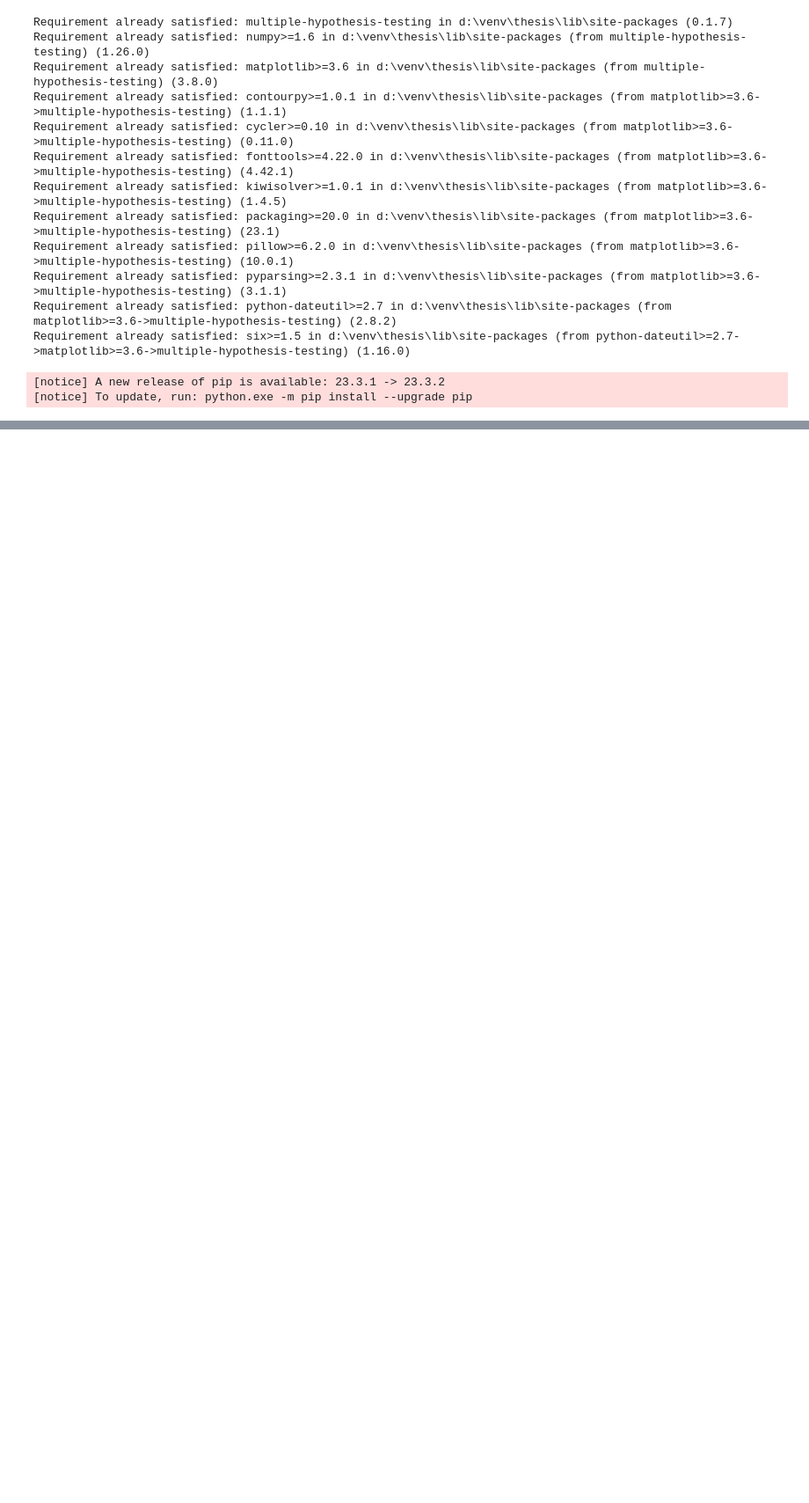
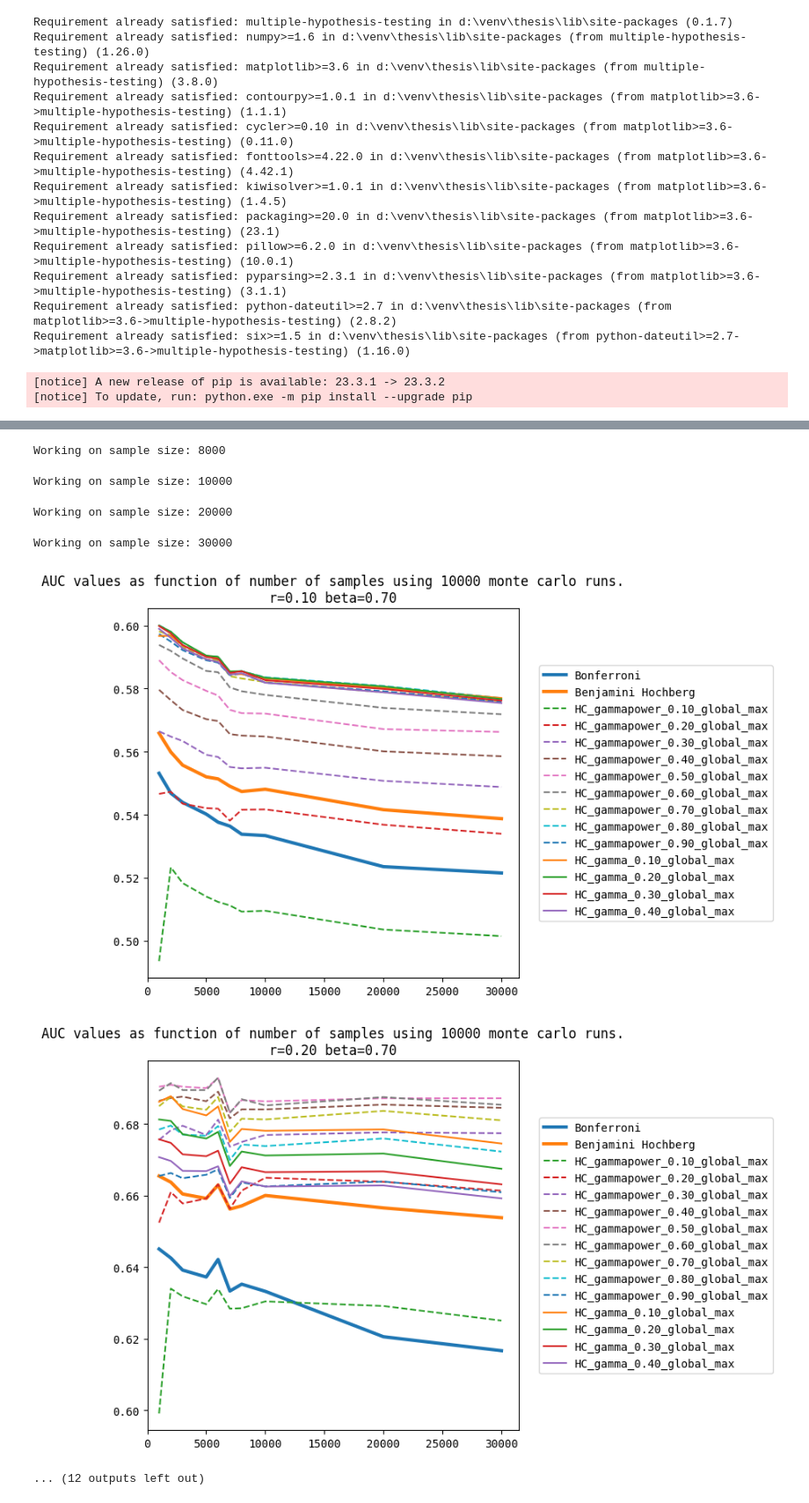
Before and after one commit to drormeir/Thesis, a Jupyter notebook: HC_Null_Hypothesis_Asymptotic_30K.ipynb, the cells around one changed output, grey strips where cells are left out. Shown at 88% size. Cells and saved outputs as stored; diff of their text form; code cells hidden in the pictures; blank space fills up the shorter version.

```diff
--- a/HC_Null_Hypothesis_Asymptotic_30K.ipynb
+++ b/HC_Null_Hypothesis_Asymptotic_30K.ipynb
@@ -35,14 +35,8 @@ plt.rcParams['font.family'] = 'monospace'
 # %%
 
 N_range = [1000, 2000, 3000, 5000, 6000, 7000, 8000, 10000, 20000, 30000]
-hc_models = []
-#hc_models += [Higher_Criticism(work_mode='hc', global_max=True, gamma=-gamma_power) for gamma_power in np.linspace(0.1,0.9,9)]
-#hc_models += [Higher_Criticism(work_mode='unstable', global_max=True, gamma=-gamma_power) for gamma_power in np.linspace(0.1,0.9,9)]
-hc_models += [Higher_Criticism(work_mode='hc', global_max=False, gamma=gamma) for gamma in [0.1]]
-hc_models += [Higher_Criticism(work_mode='unstable', global_max=False, gamma=gamma) for gamma in [0.1]]
-#hc_models += [Higher_Criticism(work_mode='hc', global_max=False, gamma=gamma) for gamma in [0.1]]
-#hc_models += [Higher_Criticism(work_mode='unstable', global_max=False, gamma=gamma) for gamma in [0.1]]
+hc_models = [Higher_Criticism(work_mode='bonferroni'), Higher_Criticism(work_mode='bh')]
+hc_models += [Higher_Criticism(work_mode='hc', global_max=True, gamma=-gamma_power) for gamma_power in np.linspace(0.1,0.9,9)]
+hc_models += [Higher_Criticism(work_mode='hc', global_max=True, gamma=gamma) for gamma in np.linspace(0.1,0.4,4)]
 monte_carlo = 10000
 chunk_size = 100
-asymptotic_analysis(N_range=N_range, beta_range=[0.7], r_range=[0.1, 0.2, 0.3], hc_models=hc_models, monte_carlo=monte_carlo, chunk_size=chunk_size)
-asymptotic_analysis(N_range=N_range, beta_range=[0.5], r_range=[0.05], hc_models=hc_models, monte_carlo=monte_carlo, chunk_size=chunk_size)
@@ -62,0 +43,5 @@ Working on sample size: 30000
+# %%
+
+asymptotic_analysis_multi_size(N_range=N_range, beta_range=[0.7], r_range=[0.1, 0.2, 0.3], hc_models=hc_models, monte_carlo=monte_carlo, chunk_size=chunk_size)
+asymptotic_analysis_multi_size(N_range=N_range, beta_range=[0.5], r_range=[0.05], hc_models=hc_models, monte_carlo=monte_carlo, chunk_size=chunk_size)
+# %% [output]
@@ -62,0 +54,7 @@ Working on sample size: 30000
+Working on sample size: 8000
+Working on sample size: 10000
+Working on sample size: 20000
+Working on sample size: 30000
+[figure, added]
+[figure, added]
+... (12 outputs left out)
```
Also changed, not shown: parts of 3 cells of this notebook, 5 other files.
